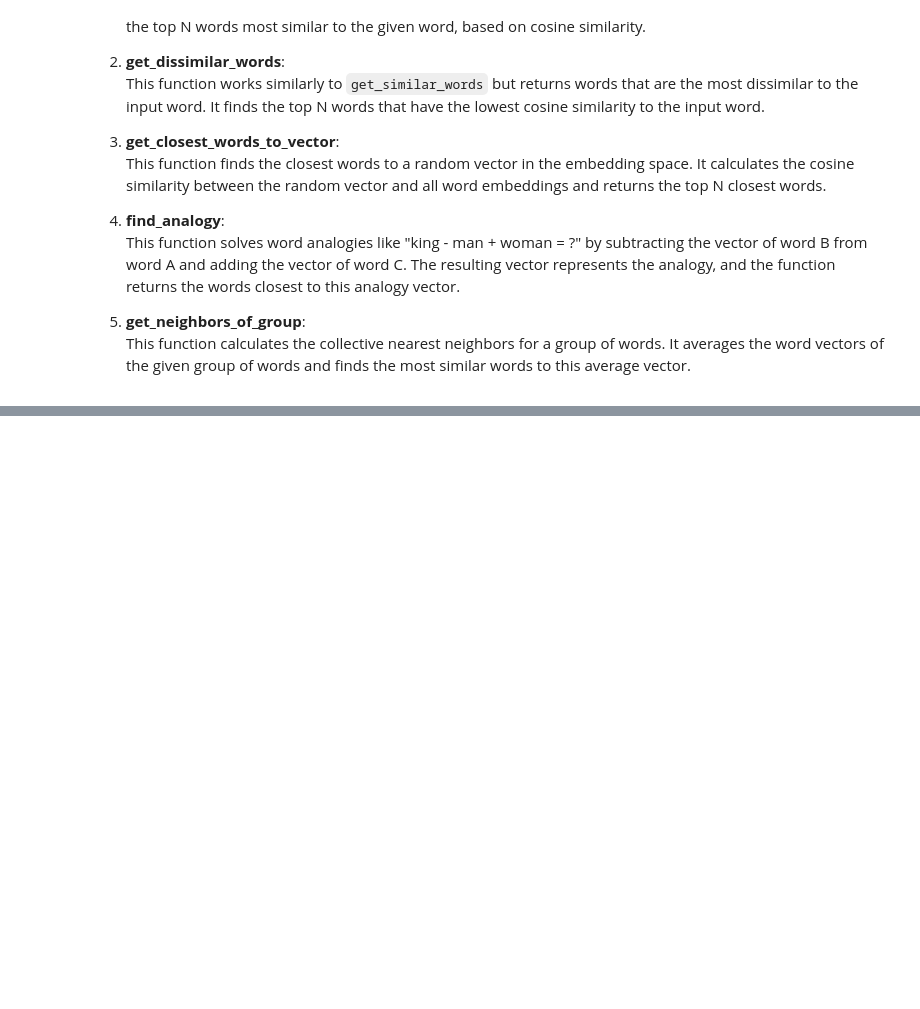
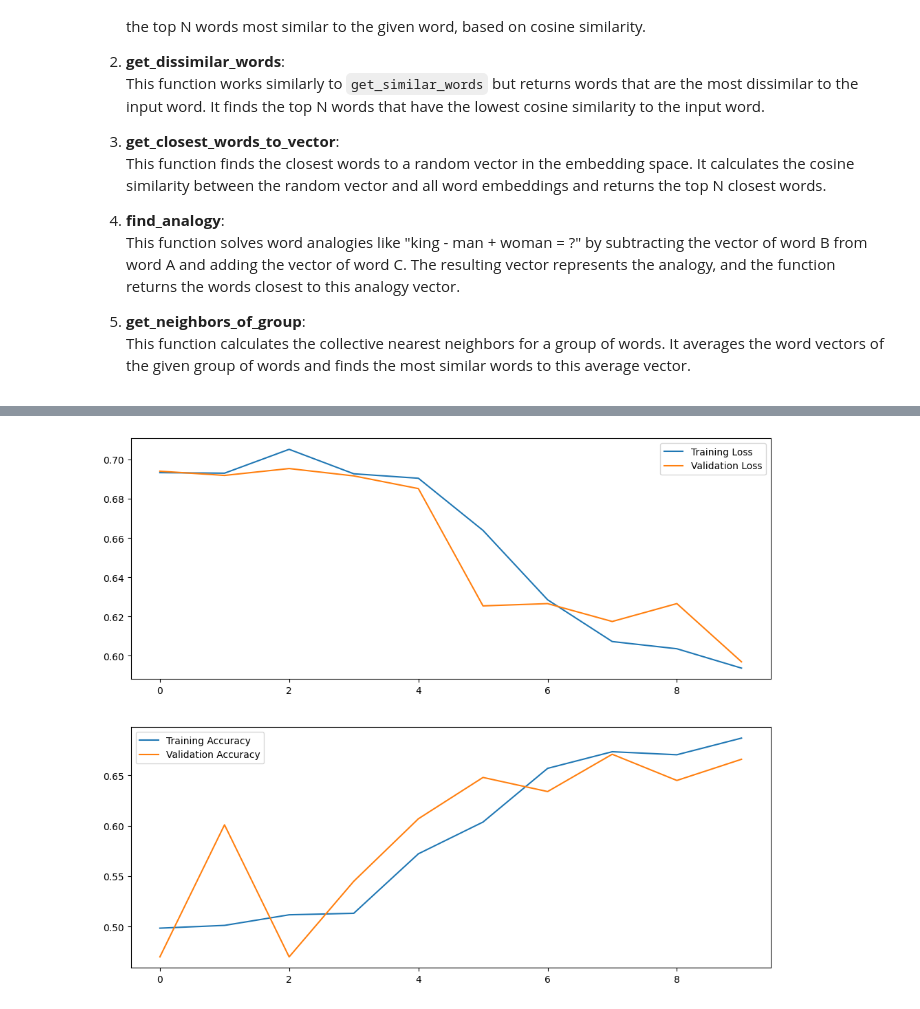
Before and after one commit to fraxea/Linear-Algebra-FALL2024-Assignment-2, a Jupyter notebook: Word Embeddings/draft.ipynb, the cells around one changed output, grey strips where cells are left out. Saved outputs shown, nothing was run; the diff lists cells and outputs as text; code cells hidden in the pictures; blank space fills up the shorter version.

```diff
--- a/Word Embeddings/draft.ipynb
+++ b/Word Embeddings/draft.ipynb
@@ -1081,10 +1060,10 @@ def acc(pred,label):
 # %%
 clip = 5
-epochs = 50
+epochs = 10
 valid_loss_min = np.Inf
-# train for some number of epochs
-epoch_tr_loss,epoch_vl_loss = [],[]
-epoch_tr_acc,epoch_vl_acc = [],[]
+
+epoch_tr_loss, epoch_vl_loss = [], []
+epoch_tr_acc, epoch_vl_acc = [], []
 
 prev_loss = np.Inf
 for epoch in range(epochs):
@@ -1092,45 +1071,42 @@ for epoch in range(epochs):
     train_acc = 0.0
     model.train()
     # initialize hidden state
-    h = model.init_hidden(batch_size)
-    for inputs, labels in train_loader:
-
+    h = model.init_hidden(batch_size, device)
+    for inputs, labels in tqdm(train_loader, total=len(train_loader)):
         inputs, labels = inputs.to(device), labels.to(device)
         # Creating new variables for the hidden state, otherwise
         # we'd backprop through the entire training history
         h = tuple([each.data for each in h])
+        optimizer.zero_grad()
 
-        model.zero_grad()
-
-        output,h = model(inputs,h)
+        output, h = model(inputs, h)
 
         # calculate the loss and perform backprop
         loss = criterion(output.squeeze(), labels.float())
         loss.backward()
         train_losses.append(loss.item())
         # calculating accuracy
-        accuracy = acc(output,labels)
+        accuracy = acc(output, labels)
         train_acc += accuracy
         #`clip_grad_norm` helps prevent the exploding gradient problem in RNNs / LSTMs.
         nn.utils.clip_grad_norm_(model.parameters(), clip)
         optimizer.step()
 
-
-    val_h = model.init_hidden(batch_size)
+    val_h = model.init_hidden(batch_size, device)
     val_losses = []
     val_acc = 0.0
     model.eval()
-    for inputs, labels in valid_loader:
+    with torch.no_grad():
+        for inputs, labels in valid_loader:
+            inputs, labels = inputs.to(device), labels.to(device)
             val_h = tuple([each.data for each in val_h])
-
-            inputs, labels = inputs.to(device), labels.to(device)
 
             output, val_h = model(inputs, val_h)
             val_loss = criterion(output.squeeze(), labels.float())
 
             val_losses.append(val_loss.item())
 
-            accuracy = acc(output,labels)
+            accuracy = acc(output, labels)
             val_acc += accuracy
 
     epoch_train_loss = np.mean(train_losses)
@@ -1147,8 +1123,8 @@ for epoch in range(epochs):
             param_group['lr'] = lr
     prev_loss = epoch_train_loss
     print(f'Epoch {epoch+1}')
-    print(f'train_loss : {epoch_train_loss} val_loss : {epoch_val_loss}')
-    print(f'train_accuracy : {epoch_train_acc*100} val_accuracy : {epoch_val_acc*100}')
+    print(f'train_loss : {epoch_train_loss:.4f} val_loss : {epoch_val_loss:.4f}')
+    print(f'train_accuracy : {epoch_train_acc*100:.1f} val_accuracy : {epoch_val_acc*100:.1f}')
     if epoch_val_loss <= valid_loss_min:
         torch.save(model.state_dict(), 'state_dict.pt')
         print('Validation loss decreased ({:.6f} --> {:.6f}).  Saving model ...'.format(valid_loss_min,epoch_val_loss))
@@ -1182,0 +1181,12 @@ train_accuracy : 73.625 val_accuracy : 68.2
+# %%
+fig, (ax1, ax2) = plt.subplots(2, 1, figsize=(12, 10))
+ax1.plot(epoch_tr_loss, label='Training Loss')
+ax1.plot(epoch_vl_loss, label='Validation Loss')
+ax1.legend()
+ax2.plot(epoch_tr_acc, label='Training Accuracy')
+ax2.plot(epoch_vl_acc, label='Validation Accuracy')
+ax2.legend()
+
+plt.show()
+# %% [output]
+[figure, added]
```
Also changed, not shown: parts of 53 cells of this notebook, 2 other files.
